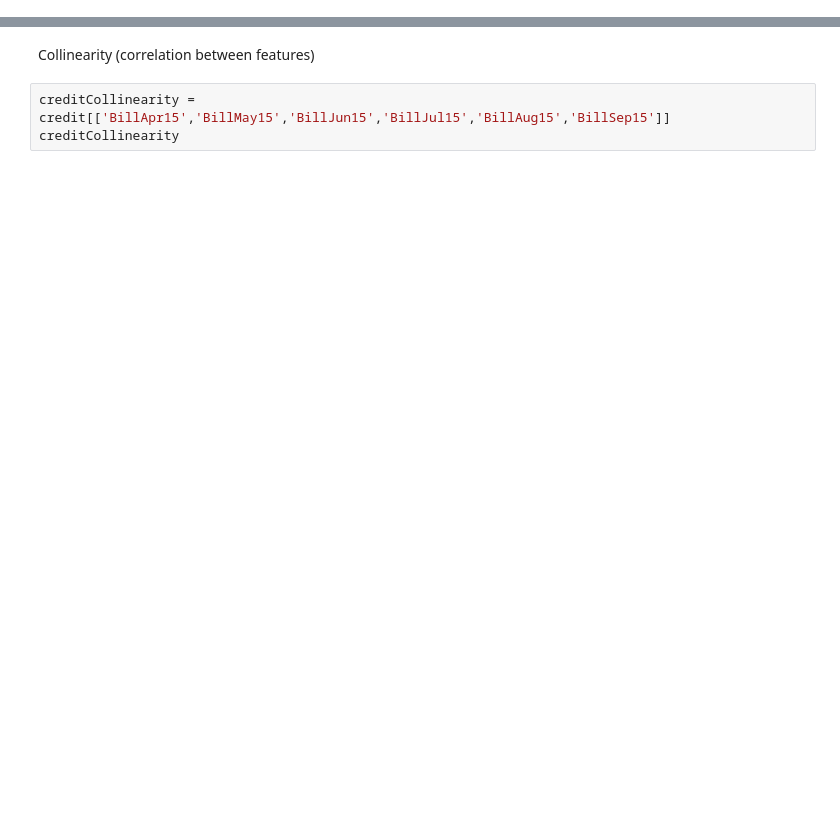
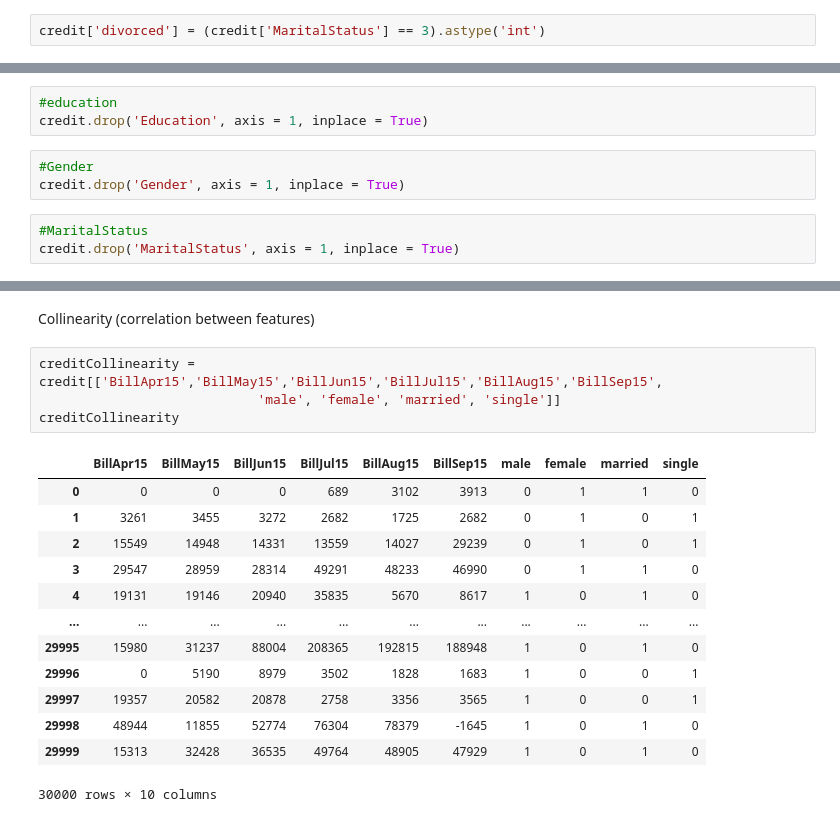
Before and after one commit to asaucedo89/Credit-One-Default-Risk, a Jupyter notebook: Course 5 Jupyter-checkpoint.ipynb, the cells around one changed output, grey strips where cells are left out. Drawn from its saved outputs; the diff is of its cells as text; blank space fills up the shorter version.

```diff
--- a/Course 5 Jupyter-checkpoint.ipynb
+++ b/Course 5 Jupyter-checkpoint.ipynb
@@ -549,0 +811,2 @@ credit.info()
+# %%
+credit['divorced'] = (credit['MaritalStatus'] == 3).astype('int')
@@ -549,0 +825,9 @@ credit.info()
+# %%
+#education
+credit.drop('Education', axis = 1, inplace = True)
+# %%
+#Gender
+credit.drop('Gender', axis = 1, inplace = True)
+# %%
+#MaritalStatus
+credit.drop('MaritalStatus', axis = 1, inplace = True)
@@ -586,8 +929,23 @@ covMat.to_csv('CovarianceMatrixPython.csv')
 # %% [markdown]
 Collinearity (correlation between features)
 # %%
-creditCollinearity = credit[['BillApr15','BillMay15','BillJun15','BillJul15','BillAug15','BillSep15']]
+creditCollinearity = credit[['BillApr15','BillMay15','BillJun15','BillJul15','BillAug15','BillSep15',
+                            'male', 'female', 'married', 'single']]
 creditCollinearity
+# %% [output]
+|  | BillApr15 | BillMay15 | BillJun15 | BillJul15 | BillAug15 | BillSep15 | male | female | married | single |
+| 0 | 0 | 0 | 0 | 689 | 3102 | 3913 | 0 | 1 | 1 | 0 |
+| 1 | 3261 | 3455 | 3272 | 2682 | 1725 | 2682 | 0 | 1 | 0 | 1 |
+| 2 | 15549 | 14948 | 14331 | 13559 | 14027 | 29239 | 0 | 1 | 0 | 1 |
+| 3 | 29547 | 28959 | 28314 | 49291 | 48233 | 46990 | 0 | 1 | 1 | 0 |
+| 4 | 19131 | 19146 | 20940 | 35835 | 5670 | 8617 | 1 | 0 | 1 | 0 |
+| ... | ... | ... | ... | ... | ... | ... | ... | ... | ... | ... |
+| 29995 | 15980 | 31237 | 88004 | 208365 | 192815 | 188948 | 1 | 0 | 1 | 0 |
+| 29996 | 0 | 5190 | 8979 | 3502 | 1828 | 1683 | 1 | 0 | 0 | 1 |
+| 29997 | 19357 | 20582 | 20878 | 2758 | 3356 | 3565 | 1 | 0 | 0 | 1 |
+| 29998 | 48944 | 11855 | 52774 | 76304 | 78379 | -1645 | 1 | 0 | 1 | 0 |
+| 29999 | 15313 | 32428 | 36535 | 49764 | 48905 | 47929 | 1 | 0 | 1 | 0 |
+30000 rows × 10 columns
 # %%
 corrCollin = creditCollinearity.corr()
 print(corrCollin)
```
Also changed, not shown: parts of 89 cells of this notebook.
